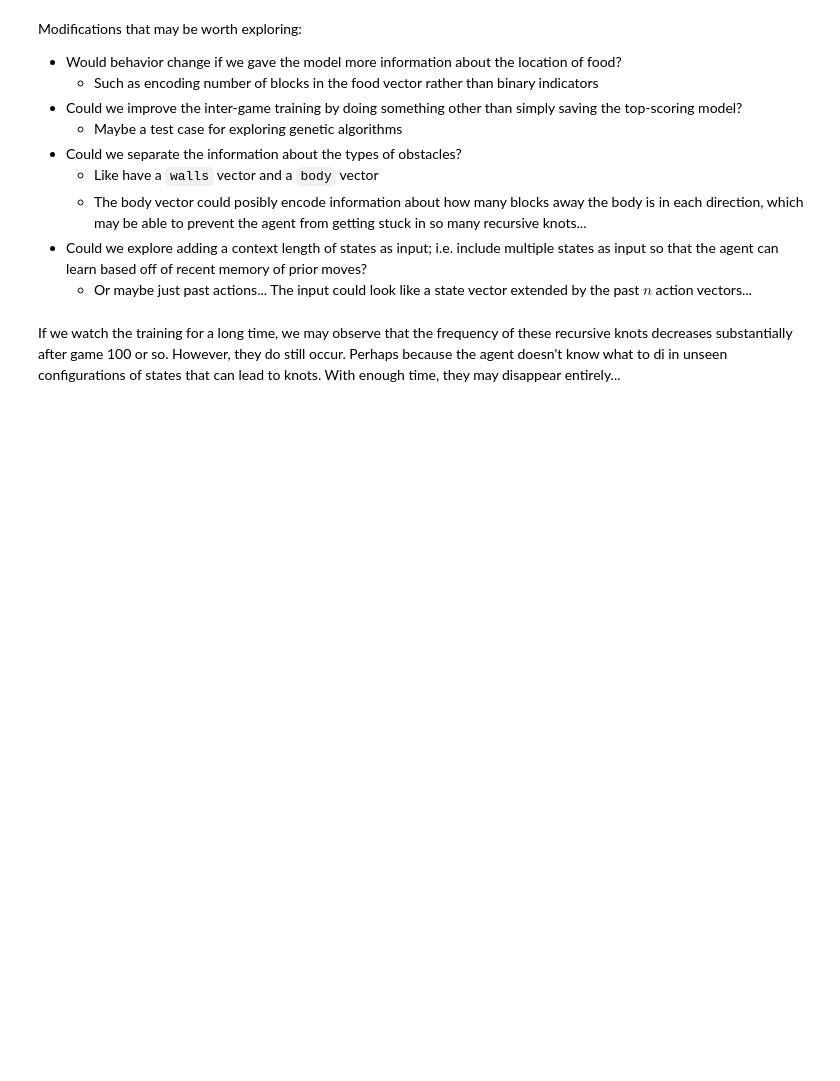
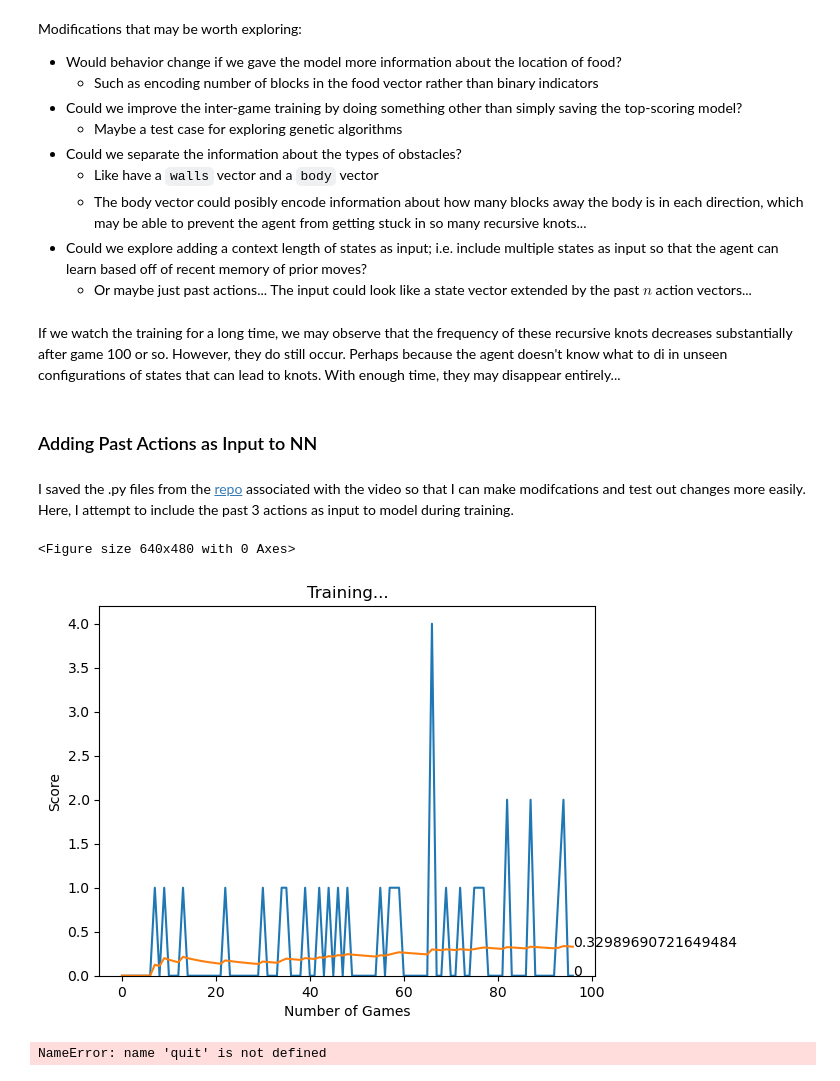
Before and after one commit to BenAF002/data_science, a Jupyter notebook: demos/snek_net_demo/snek_net.ipynb, the cells around one changed output. Saved outputs shown, nothing was run; the diff lists cells and outputs as text; code cells hidden in the pictures; blank space fills up the shorter version.

```diff
--- a/demos/snek_net_demo/snek_net.ipynb
+++ b/demos/snek_net_demo/snek_net.ipynb
@@ -681,3 +683,18 @@ Modifications that may be worth exploring:
     - Or maybe just past actions... The input could look like a state vector extended by the past $n$ action vectors...
 # %% [markdown]
 If we watch the training for a long time, we may observe that the frequency of these recursive knots decreases substantially after game 100 or so. However, they do still occur. Perhaps because the agent doesn't know what to di in unseen configurations of states that can lead to knots. With enough time, they may disappear entirely...
+# %% [markdown]
+### Adding Past Actions as Input to NN
+# %% [markdown]
+I saved the .py files from the [repo](https://github.com/patrickloeber/snake-ai-pytorch) associated with the video so that I can make modifcations and test out changes more easily.\
+Here, I attempt to include the past 3 actions as input to model during training.
+# %%
+import pygame
+import game, agent, model
+
+pygame.init()
+agent.train()
+# %% [output]
+<Figure size 640x480 with 0 Axes>
+[figure, added]
+NameError: name 'quit' is not defined
```
Also changed, not shown: parts of 5 cells of this notebook, 5 other files.
